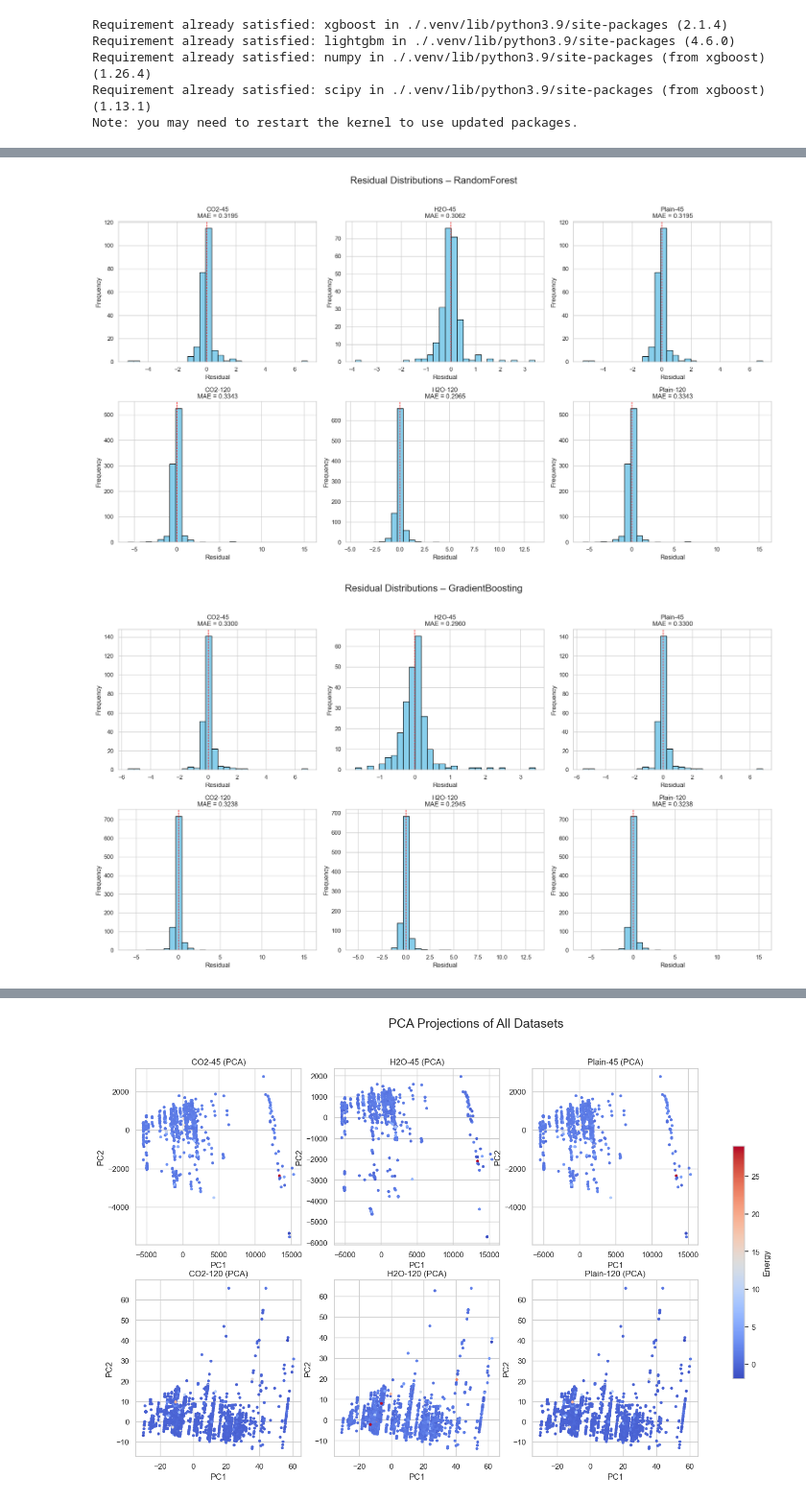
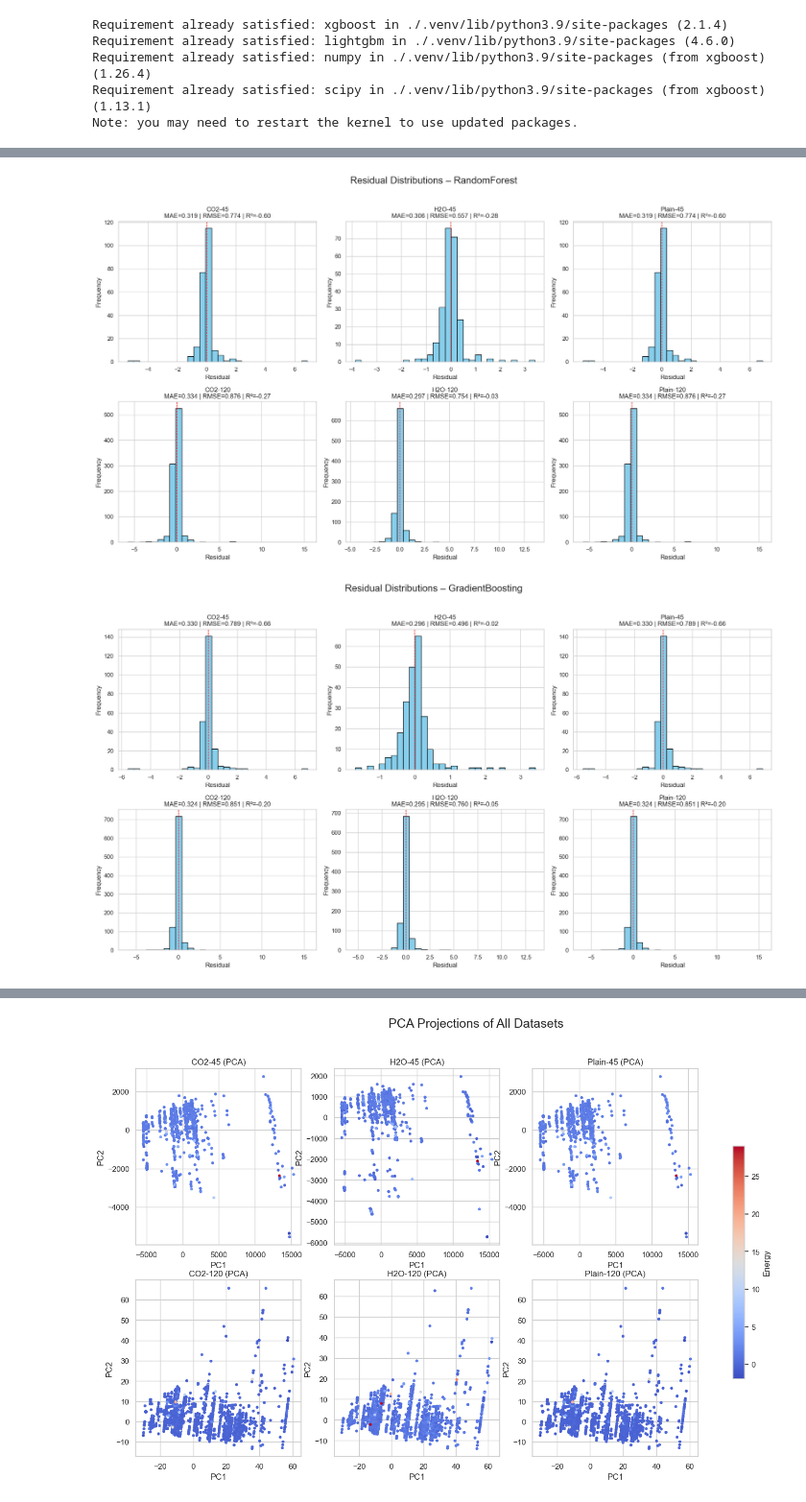
Before and after one commit to viewyan/DAC23, a Jupyter notebook: 4th. meeting.ipynb, the cells around one changed output, grey strips where cells are left out. Shown at 96% size. Cells and saved outputs as stored; diff of their text form; code cells hidden in the pictures.

```diff
--- a/4th. meeting.ipynb
+++ b/4th. meeting.ipynb
@@ -295,11 +308,16 @@ Note: you may need to restart the kernel to use updated packages.
 # %%
 import pandas as pd
 from pathlib import Path
+import numpy as np
+from sklearn.ensemble import ExtraTreesRegressor
 from sklearn.model_selection import train_test_split
 from sklearn.ensemble import RandomForestRegressor, GradientBoostingRegressor
 from sklearn.neighbors import KNeighborsRegressor
 from sklearn.metrics import mean_squared_error, mean_absolute_error
+from sklearn.metrics import r2_score
 import lightgbm as lgb
+import seaborn as sns
+
 
 base_folder = Path("/Users/viewyan/Documents/Datalab2025/4th meeting")
 
@@ -320,7 +338,6 @@ models = {
     "KNN": KNeighborsRegressor(),
     "LightGBM": lgb.LGBMRegressor(random_state=42),
     "ExtraTrees": ExtraTreesRegressor(random_state=42),
-
 }
 
 results = []
@@ -340,13 +357,16 @@ for label, filename in csv_files.items():
         mse = mean_squared_error(y_test, y_pred)
         rmse = np.sqrt(mse)
         mae = mean_absolute_error(y_test, y_pred)
+        r2 = r2_score(y_test, y_pred)
 
 
         results.append({
             "Dataset": label,
             "Model": model_name,
             "RMSE": rmse,
-            "MAE": mae
+            "MAE": mae,
+            "R2": r2
+
         })
 
 results_df = pd.DataFrame(results)
@@ -401,5 +436,5 @@ plt.show()
 # %%
-import pandas as pd
+Ωimport pandas as pd
 import numpy as np
 import matplotlib.pyplot as plt
 from pathlib import Path
@@ -407,6 +442,7 @@ from sklearn.model_selection import train_test_split
 from sklearn.svm import SVR
 from sklearn.metrics import mean_absolute_error
 from sklearn.preprocessing import OneHotEncoder, StandardScaler
+from sklearn.metrics import mean_squared_error, r2_score
 
 # ✅ Load the merged fingerprint + adsorbate files
 base_path = "/Users/viewyan/Documents/Datalab2025/4th meeting"
@@ -444,7 +480,12 @@ y_pred = model.predict(X_test)
 
 # ✅ MAE output + visualization
 mae = mean_absolute_error(y_test, y_pred)
-print(f"📊 MAE (SVR): {mae:.4f}")
+rmse = np.sqrt(mean_squared_error(y_test, y_pred))
+r2 = r2_score(y_test, y_pred)
+
+print(f" MAE (SVR): {mae:.4f}")
+print(f" RMSE (SVR): {rmse:.4f}")
+print(f" R² (SVR): {r2:.4f}")
 
 plt.figure(figsize=(8, 6))
 plt.scatter(y_test, y_pred, alpha=0.5)
@@ -452,7 +493,7 @@ min_val, max_val = min(y_test.min(), y_pred.min()), max(y_test.max(), y_pred.max
 plt.plot([min_val, max_val], [min_val, max_val], 'r--')
 plt.xlabel("True Energy")
 plt.ylabel("Predicted Energy")
-plt.title(f"Parity Plot (SVR)\nMAE = {mae:.4f}")
+plt.title(f"Parity Plot (SVR)\nMAE = {mae:.4f} | RMSE = {rmse:.4f} | R² = {r2:.4f}")
 plt.tight_layout()
 plt.show()
 
@@ -471,6 +514,10 @@ from sklearn.ensemble import RandomForestRegressor, GradientBoostingRegressor
 from sklearn.neighbors import KNeighborsRegressor
 from lightgbm import LGBMRegressor
 from sklearn.metrics import mean_absolute_error
+from sklearn.ensemble import ExtraTreesRegressor
+from sklearn.metrics import mean_squared_error, r2_score
+import numpy as np
+
 
 # Dataset mapping
 base_path = "/Users/viewyan/Documents/Datalab2025/4th meeting"
@@ -513,41 +560,47 @@ for model_name, model in models.items():
         y_pred = model.predict(X_test)
         residuals = y_test - y_pred
         mae = mean_absolute_error(y_test, y_pred)
+        rmse = np.sqrt(mean_squared_error(y_test, y_pred))
+        r2 = r2_score(y_test, y_pred)
+
 
         # Fill subplot
         ax = axes[idx]
         ax.hist(residuals, bins=30, edgecolor='black', color='skyblue')
         ax.axvline(0, color='red', linestyle='--', linewidth=1)
-        ax.set_title(f"{dataset_name}\nMAE = {mae:.4f}")
+        ax.set_title(f"{dataset_name}\nMAE={mae:.3f} | RMSE={rmse:.3f} | R²={r2:.2f}")
         ax.set_xlabel("Residual")
         ax.set_ylabel("Frequency")
 
         # Save single chart
         plt.figure(figsize=(6, 4))
         plt.hist(residuals, bins=30, edgecolor='black', color='skyblue')
         plt.axvline(0, color='red', linestyle='--')
-        plt.title(f"Residual Distribution ({dataset_name}, {model_name})")
+        plt.title(f"Residuals ({dataset_name}, {model_name})\nMAE={mae:.3f} | RMSE={rmse:.3f} | R²={r2:.2f}")
         plt.xlabel("Residual (True - Predicted)")
         plt.ylabel("Frequency")
         plt.tight_layout()
         plt.savefig(output_dir / f"{dataset_name}_{model_name}_residual.png")
         plt.close()
 
         # Save numeric result
         results.append({
-            "Dataset": dataset_name,
-            "Model": model_name,
-            "MAE": round(mae, 4)
-        })
+        "Dataset": dataset_name,
+        "Model": model_name,
+        "MAE": round(mae, 4),
+        "RMSE": round(rmse, 4),
+         "R2": round(r2, 4)
+    })
+
 
     plt.suptitle(f"Residual Distributions – {model_name}", fontsize=18, y=1.02)
     plt.tight_layout()
     plt.savefig(output_dir / f"all_datasets_{model_name}_residuals.png")
     plt.show()
 
 # Save MAE results summary
 results_df = pd.DataFrame(results)
 results_df.to_csv(output_dir / "multi_model_MAE_comparison.csv", index=False)
 # %% [output]
-[figure, old version]
+[figure, new version]
-[figure, old version]
+[figure, new version]
```
Also changed, not shown: parts of 8 cells of this notebook.
